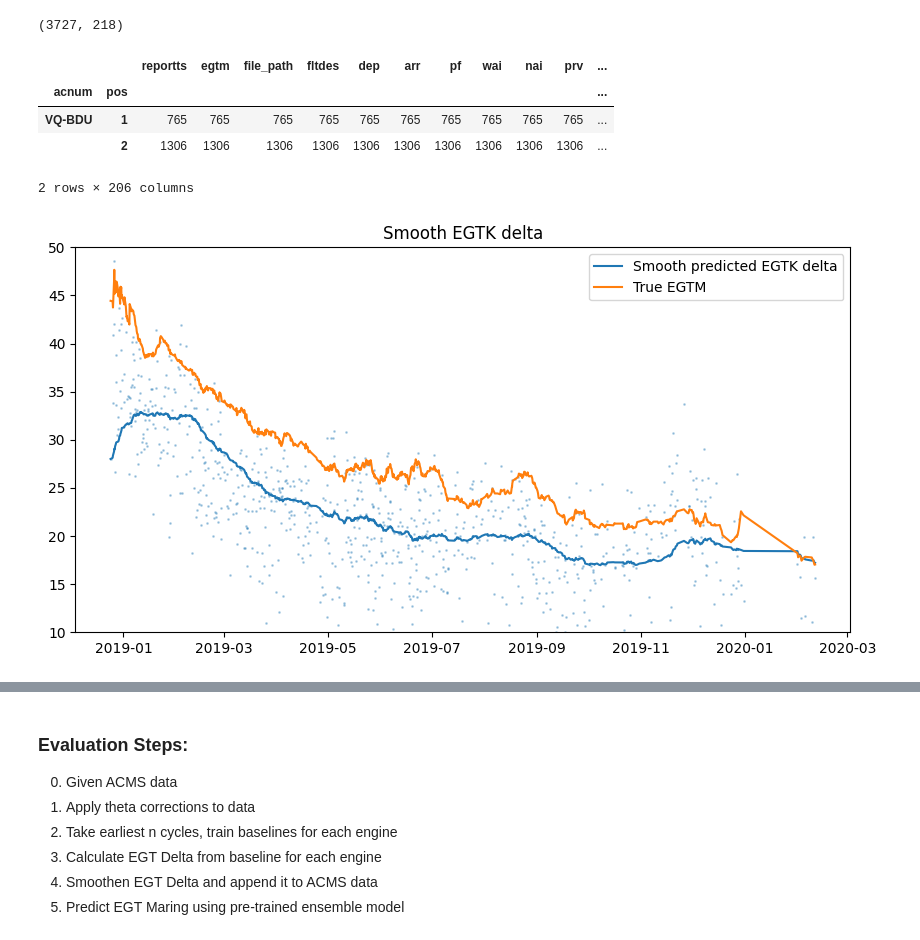
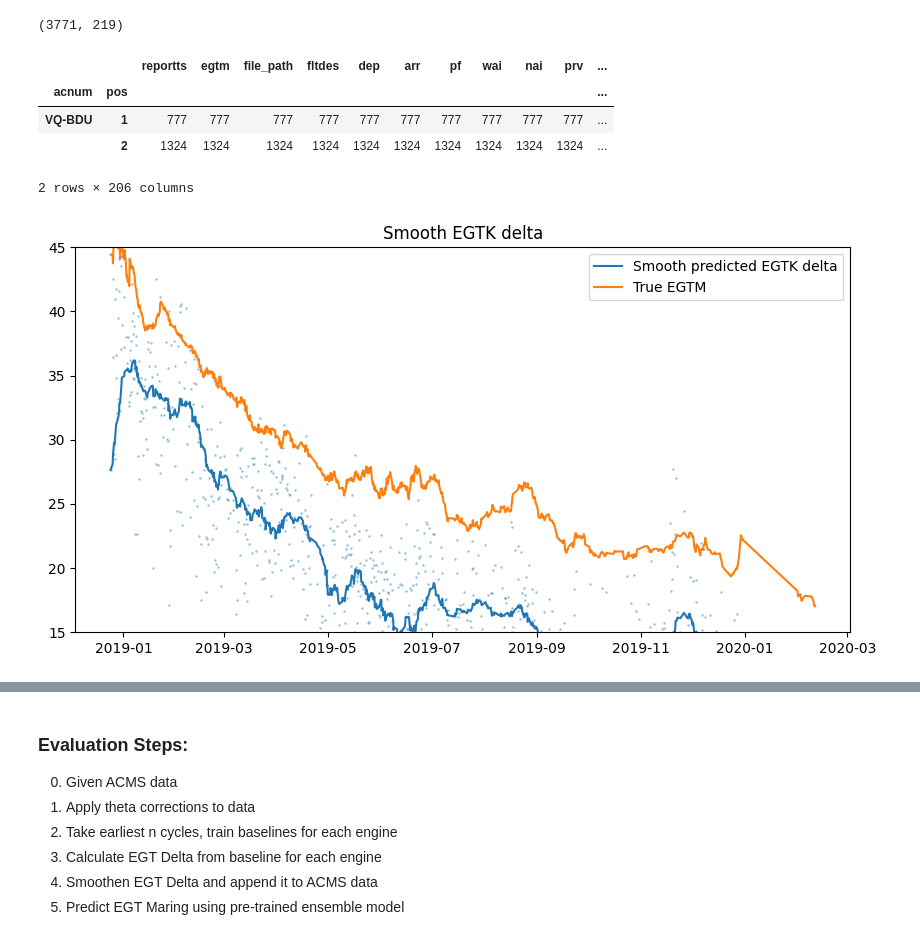
Before and after one commit to skeptlk/ecm, a Jupyter notebook: ex13_early_baselines.ipynb, the cells around one changed output, grey strips where cells are left out. Cells and saved outputs as stored; diff of their text form; code cells hidden in the pictures.

Commit message:
Small changes to deltas and finetuning

```diff
--- a/ex13_early_baselines.ipynb
+++ b/ex13_early_baselines.ipynb
@@ -7,8 +7,8 @@ fleet = ['VQ-BGU', 'VQ-BDU']
 y_cols = ['egtm']
 meta_cols = ['reportts', 'acnum', 'pos']
 # %%
-bgu = pd.read_csv('./takeoff-merged-VQ-BGU-30s.csv', parse_dates=['reportts']).query('egtm > 0 and oat_peak >= -100 and egt_peak >= 0')
-bdu = pd.read_csv('./takeoff-merged-VQ-BDU-30s.csv', parse_dates=['reportts']).query('egtm > 0 and oat_peak >= -100 and egt_peak >= 0')
+bgu = pd.read_csv('./takeoff-merged-VQ-BGU-30s.csv', parse_dates=['reportts']).query('egtm > 0 and tat_peak >= -100 and egt_peak >= 0 and reportts > "2018-01-15"')
+bdu = pd.read_csv('./takeoff-merged-VQ-BDU-30s.csv', parse_dates=['reportts']).query('egtm > 0 and tat_peak >= -100 and egt_peak >= 0')
 
 data_all = pd.concat([
     correct(bgu),
@@ -17,7 +17,7 @@ data_all = pd.concat([
 
 data_all.shape
 # %% [output]
-(3727, 218)
+(3771, 219)
 # %%
 # acms_full = pd.read_csv(
 #   './data/neo_takeoff_202403260034.csv',
@@ -29,34 +29,34 @@ data = add_egt_delta_to_dataset(
   data_all.copy(),
   fleet=fleet,
   early=True,
-  interval=pd.to_timedelta('20 D'),
-  x_param='n1a_peak_k',
+  interval=pd.to_timedelta('30 D'),
+  x_param='n2a_peak_k',
   y_param='egt_peak_k',
-  bleed_param='nai'
+  bleed_param='prv'
 )
 # %%
 bdu.groupby(['acnum', 'pos']).count()
 # %% [output]
 |  |  | reportts | egtm | file_path | fltdes | dep | arr | pf | wai | nai | prv | ... |
 | acnum | pos |  |  |  |  |  |  |  |  |  |  | ... |
-| VQ-BDU | 1 | 765 | 765 | 765 | 765 | 765 | 765 | 765 | 765 | 765 | 765 | ... |
-|  | 2 | 1306 | 1306 | 1306 | 1306 | 1306 | 1306 | 1306 | 1306 | 1306 | 1306 | ... |
+| VQ-BDU | 1 | 777 | 777 | 777 | 777 | 777 | 777 | 777 | 777 | 777 | 777 | ... |
+|  | 2 | 1324 | 1324 | 1324 | 1324 | 1324 | 1324 | 1324 | 1324 | 1324 | 1324 | ... |
 2 rows × 206 columns
 # %%
 import matplotlib.pyplot as plt
 
 sub = data.query('pos==1 and acnum=="VQ-BGU"')
 
 fig, ax = plt.subplots(1, 1)
 fig.set_size_inches(10, 5)
 
-ax.plot(sub['reportts'], smooth(sub['egt_delta'], alpha=0.02))
+ax.plot(sub['reportts'], smooth(sub['egt_delta'], alpha=0.05))
 ax.plot(sub['reportts'], sub['egtm'])
 ax.scatter(sub['reportts'],  sub['egt_delta'], s=1, alpha=0.3)
 ax.set_title('Smooth EGTK delta')
-ax.set_ylim([10, 50])
+ax.set_ylim([15, 45])
 ax.legend(['Smooth predicted EGTK delta', 'True EGTM'])
 
 plt.show()
 # %% [output]
-[figure, old version]
+[figure, new version]
```
Also changed, not shown: parts of 4 cells of this notebook, 6 other files.
